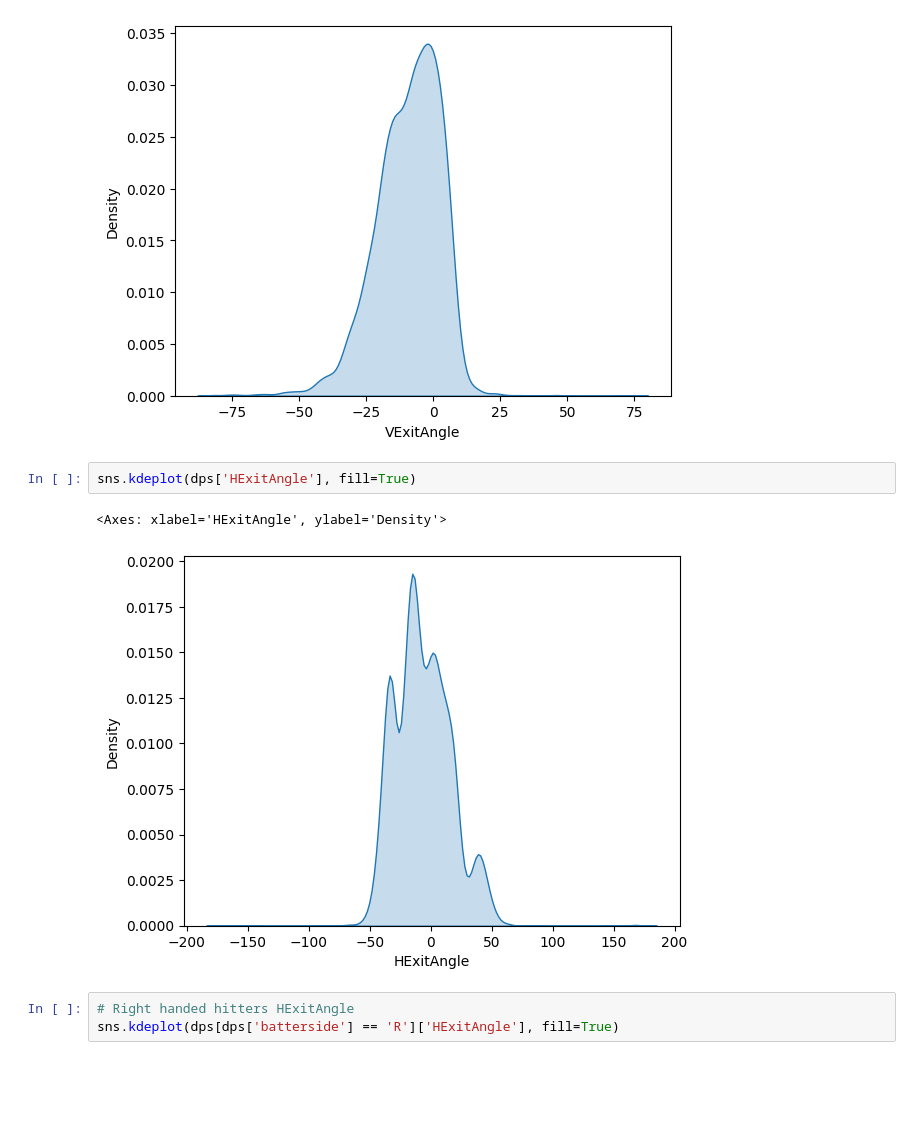
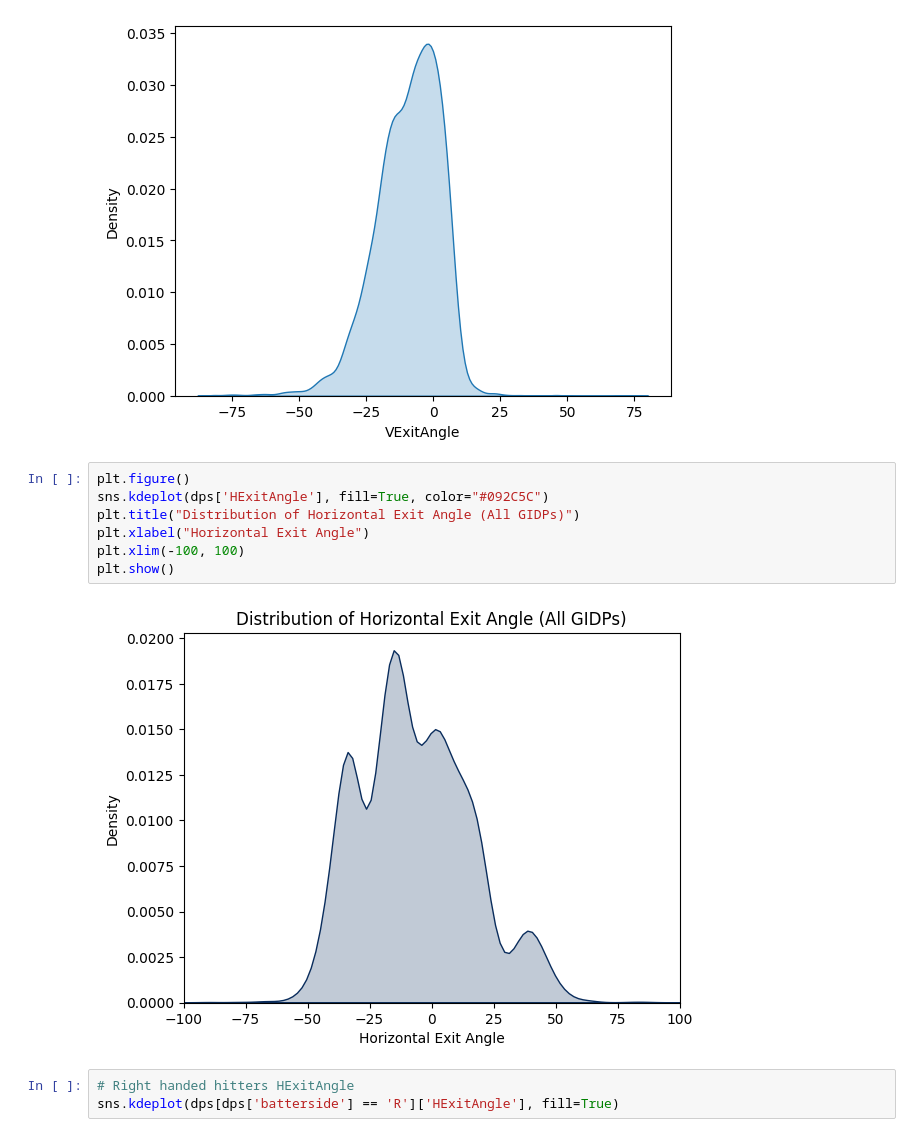
Before and after one commit to jayirby2/Team1STA4950, a Jupyter notebook: analysis.ipynb, the cells around one changed output. Cells and saved outputs as stored; diff of their text form; blank space fills up the shorter version.

```diff
--- a/analysis.ipynb
+++ b/analysis.ipynb
@@ -89,10 +80,14 @@ sns.kdeplot(dps['VExitAngle'], fill=True)
 <Axes: xlabel='VExitAngle', ylabel='Density'>
 [figure]
 # %%
-sns.kdeplot(dps['HExitAngle'], fill=True)
+plt.figure()
+sns.kdeplot(dps['HExitAngle'], fill=True, color="#092C5C")
+plt.title("Distribution of Horizontal Exit Angle (All GIDPs)")
+plt.xlabel("Horizontal Exit Angle")
+plt.xlim(-100, 100)
+plt.show()
 # %% [output]
-<Axes: xlabel='HExitAngle', ylabel='Density'>
-[figure, old version]
+[figure, new version]
 # %%
 # Right handed hitters HExitAngle
 sns.kdeplot(dps[dps['batterside'] == 'R']['HExitAngle'], fill=True)
```
Also changed, not shown: parts of 26 cells of this notebook.
